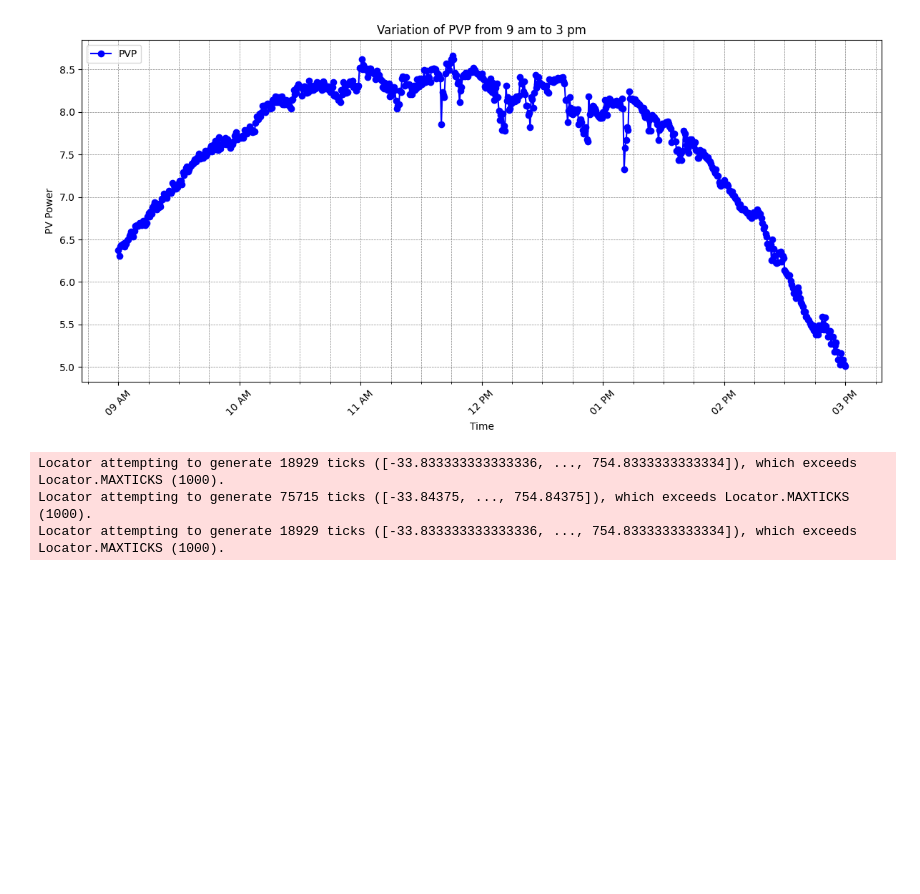
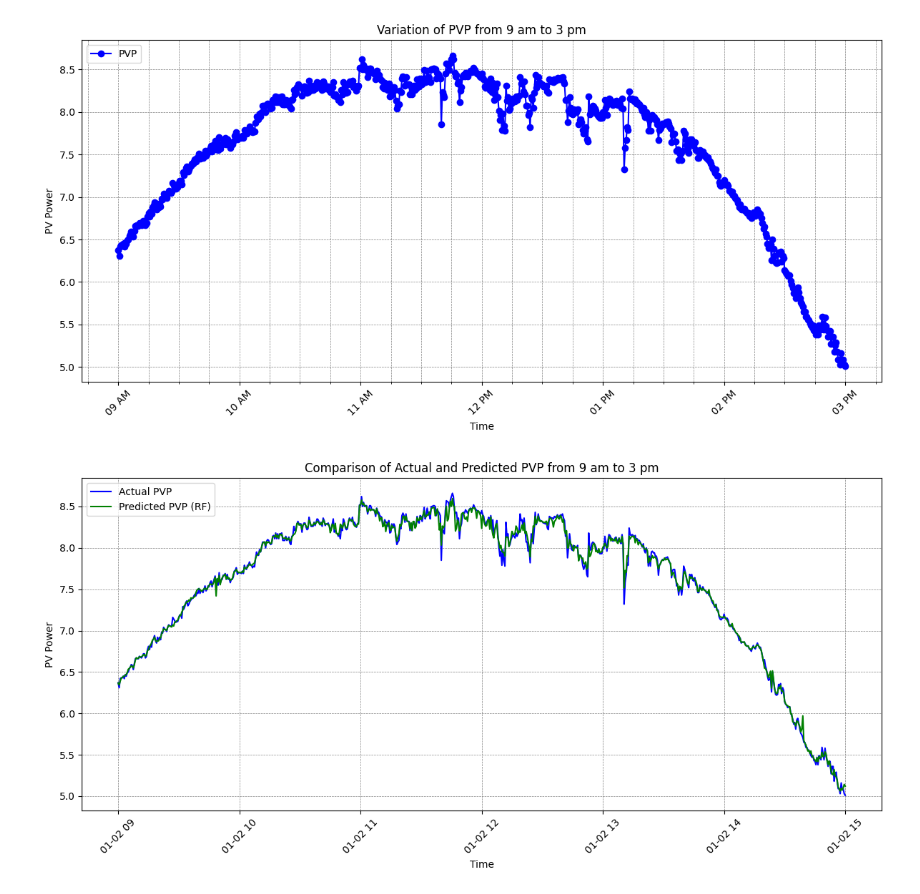
Before and after one commit to muhammedhasann/EcoRay, a Jupyter notebook: pv.ipynb, the cells around one changed output. Drawn from its saved outputs; the diff is of its cells as text; code cells hidden in the pictures; blank space fills up the shorter version.

```diff
--- a/pv.ipynb
+++ b/pv.ipynb
@@ -377,63 +377,54 @@ plt.show()
 # %%
 import pandas as pd
 import matplotlib.pyplot as plt
+from sklearn.model_selection import train_test_split
 from sklearn.ensemble import RandomForestRegressor
-from sklearn.model_selection import train_test_split
 
-# Load the data
-data = pd.read_csv("data.csv")
+# Read the CSV file into a DataFrame
+data = pd.read_csv('data.csv')
 
 # Convert 'Time' column to datetime
 data['Time'] = pd.to_datetime(data['Time'])
 
 # Filter data between 9 am to 3 pm
 start_time = pd.to_datetime('9:00:00 AM').time()
 end_time = pd.to_datetime('3:00:00 PM').time()
 filtered_data = data[(data['Time'].dt.time >= start_time) & (data['Time'].dt.time <= end_time)]
 
-# Extract features and target variable
-X = filtered_data[["Ambient", "Radiation", "PVT"]]
-y = filtered_data["PVP"]
+# Define features and target variable
+features = ['Ambient', 'Radiation', 'PVT']
+target = 'PVP'
 
-# Split the data into training and testing sets
+X = filtered_data[features]
+y = filtered_data[target]
+
+# Splitting the filtered data into training and testing sets (80% train, 20% test)
 X_train, X_test, y_train, y_test = train_test_split(X, y, test_size=0.2, random_state=42)
 
-# Create and train the Random Forest model
-rf = RandomForestRegressor(n_estimators=100, random_state=42)
-rf.fit(X_train, y_train)
+# Initialize and fit the Random Forest Regressor model
+model = RandomForestRegressor(n_estimators=100, random_state=42)
+model.fit(X_train, y_train)
 
-# Make predictions on the test set
-y_pred = rf.predict(X_test)
+# Predicting on the filtered data
+y_pred = model.predict(X)
 
-# Create the plot
+# Plotting PVP against Time
 plt.figure(figsize=(12, 6))
-
-# Plot the real PVP values
-plt.plot(y_test.index, y_test, label="Real PVP", marker='o', linestyle='-', color='blue', linewidth=2)
-
-# Plot the predicted PVP values
-plt.plot(y_test.index, y_pred, label="RF Prediction", linestyle='--', color='red', linewidth=0.8)  # Thinner line
-
-# Customize the plot
+plt.plot(filtered_data['Time'], filtered_data['PVP'], marker='', linestyle='-', color='blue', label='Actual PVP')
+plt.plot(filtered_data['Time'], y_pred, marker='', linestyle='-', color='green', label='Predicted PVP (RF)')
 plt.xlabel('Time')
 plt.ylabel('PV Power')
-plt.title('Real vs. Predicted PVP (9 am to 3 pm)')
+plt.title('Comparison of Actual and Predicted PVP from 9 am to 3 pm')
 plt.xticks(rotation=45)
-plt.gca().xaxis.set_major_locator(plt.matplotlib.dates.HourLocator(interval=1))
-plt.gca().xaxis.set_minor_locator(plt.matplotlib.dates.MinuteLocator(byminute=range(0, 60, 15)))
-plt.gca().xaxis.set_major_formatter(plt.matplotlib.dates.DateFormatter('%I %p'))
 plt.grid(True, which='both', linestyle='--', linewidth=0.5, color='gray')
 plt.legend(loc='upper left')
 plt.tight_layout()
 
-# Save the plot
-plt.savefig('PVP_Real_vs_RF_Prediction.png', dpi=300, bbox_inches='tight')
-
+# Save the plot with a professional appearance
+plt.savefig('Actual_vs_Predicted_PVP_Line.png', dpi=300, bbox_inches='tight')
 plt.show()
 # %% [output]
-Locator attempting to generate 18929 ticks ([-33.833333333333336, ..., 754.8333333333334]), which exceeds Locator.MAXTICKS (1000).
-Locator attempting to generate 75715 ticks ([-33.84375, ..., 754.84375]), which exceeds Locator.MAXTICKS (1000).
-Locator attempting to generate 18929 ticks ([-33.833333333333336, ..., 754.8333333333334]), which exceeds Locator.MAXTICKS (1000).
+[figure, added]
 # %%
 import pandas as pd
 import matplotlib.pyplot as plt
```
Also changed, not shown: parts of 14 cells of this notebook, 13 other files.
